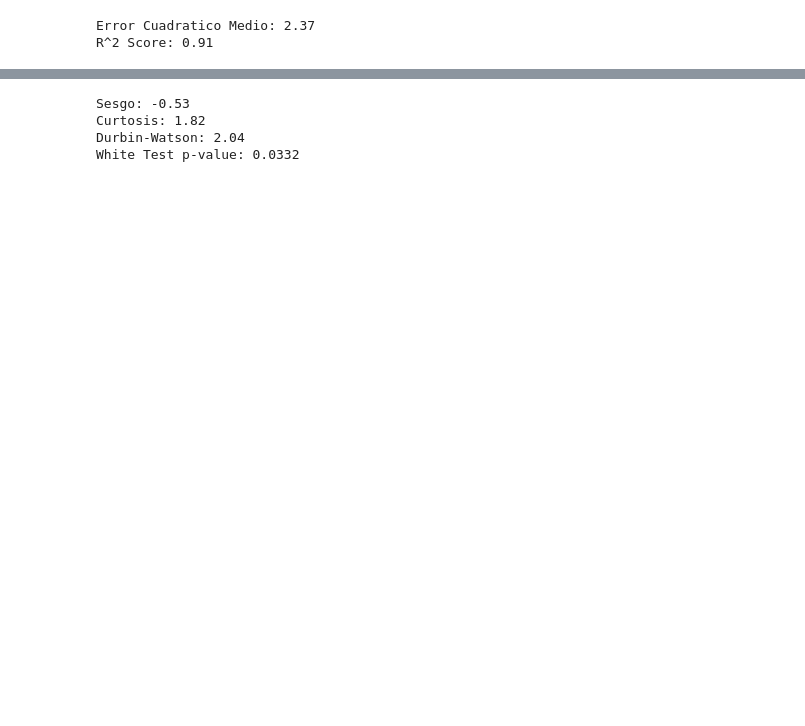
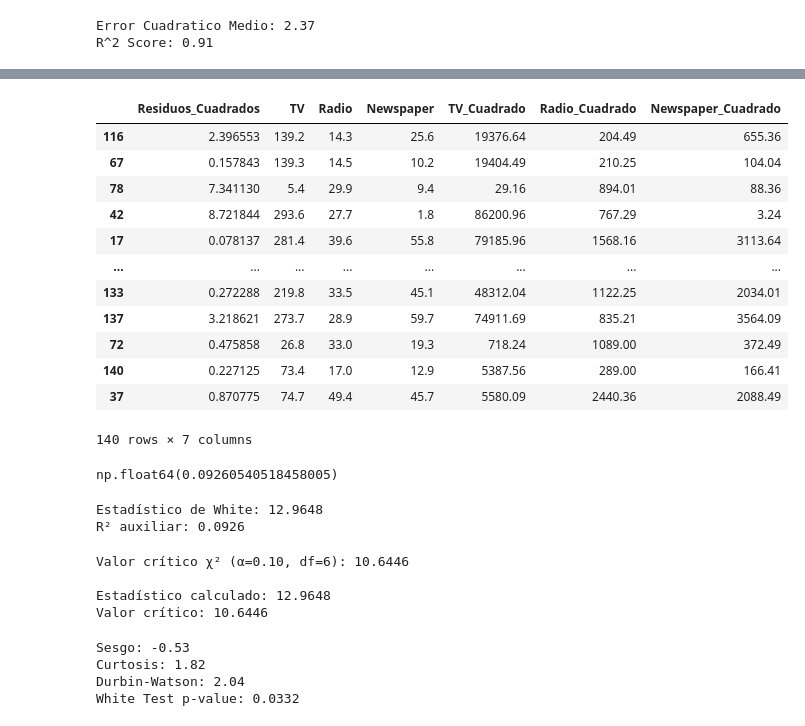
Before and after one commit to Benmaza/Benmaza, a Jupyter notebook: EBAC/Tareas/TareaM53-CD-RubenMaza.ipynb, the cells around one changed output, grey strips where cells are left out. Cells and saved outputs as stored; diff of their text form; code cells hidden in the pictures; blank space fills up the shorter version.

```diff
--- a/EBAC/Tareas/TareaM53-CD-RubenMaza.ipynb
+++ b/EBAC/Tareas/TareaM53-CD-RubenMaza.ipynb
@@ -98,0 +141,4 @@ Intervalo de confianza del 90%: "14.59 --- 15.78"
+# %%
+y_train_df = pd.DataFrame(Y_train)
+x_train_df = pd.DataFrame(X_train[['TV', 'Radio', 'Newspaper']], columns=['TV', 'Radio', 'Newspaper'])
+x_train_df
@@ -98,0 +159,4 @@ Intervalo de confianza del 90%: "14.59 --- 15.78"
+# %%
+df_train = pd.concat([x_train_df, y_train_df], axis=1)
+df_train.columns = ['TV', 'Radio', 'Newspaper', 'Sales']
+df_train
@@ -98,0 +189,6 @@ Intervalo de confianza del 90%: "14.59 --- 15.78"
+# %%
+# Homocedasticidad de los residuos
+
+Resicuad = modelo.resid**2
+Resicuad_df = pd.DataFrame(Resicuad, columns=['Residuos_Cuadrados'])
+Resicuad
@@ -98,0 +208,14 @@ Intervalo de confianza del 90%: "14.59 --- 15.78"
+# %%
+# Generar X1 con las columnas de medios de comunicación
+X1 = df_train[['TV', 'Radio', 'Newspaper']].copy()
+print("X1 (variables independientes):")
+print(X1.head())
+print()
+
+# Calcular los valores al cuadrado
+X1Cuad = X1**2
+X1Cuad.columns = ['TV_Cuadrado', 'Radio_Cuadrado', 'Newspaper_Cuadrado']
+print("X1 al cuadrado:")
+print(X1Cuad.head())
+
+X1Cuad
@@ -99,3 +251,48 @@ Intervalo de confianza del 90%: "14.59 --- 15.78"
+# %%
+df_aux =pd.concat([Resicuad_df, X1, X1Cuad], axis=1)
+df_aux.columns = ['Residuos_Cuadrados', 'TV', 'Radio', 'Newspaper', 'TV_Cuadrado', 'Radio_Cuadrado', 'Newspaper_Cuadrado']
+df_aux
+# %% [output]
+|  | Residuos_Cuadrados | TV | Radio | Newspaper | TV_Cuadrado | Radio_Cuadrado | Newspaper_Cuadrado |
+| 116 | 2.396553 | 139.2 | 14.3 | 25.6 | 19376.64 | 204.49 | 655.36 |
+| 67 | 0.157843 | 139.3 | 14.5 | 10.2 | 19404.49 | 210.25 | 104.04 |
+| 78 | 7.341130 | 5.4 | 29.9 | 9.4 | 29.16 | 894.01 | 88.36 |
+| 42 | 8.721844 | 293.6 | 27.7 | 1.8 | 86200.96 | 767.29 | 3.24 |
+| 17 | 0.078137 | 281.4 | 39.6 | 55.8 | 79185.96 | 1568.16 | 3113.64 |
+| ... | ... | ... | ... | ... | ... | ... | ... |
+| 133 | 0.272288 | 219.8 | 33.5 | 45.1 | 48312.04 | 1122.25 | 2034.01 |
+| 137 | 3.218621 | 273.7 | 28.9 | 59.7 | 74911.69 | 835.21 | 3564.09 |
+| 72 | 0.475858 | 26.8 | 33.0 | 19.3 | 718.24 | 1089.00 | 372.49 |
+| 140 | 0.227125 | 73.4 | 17.0 | 12.9 | 5387.56 | 289.00 | 166.41 |
+| 37 | 0.870775 | 74.7 | 49.4 | 45.7 | 5580.09 | 2440.36 | 2088.49 |
+140 rows × 7 columns
+# %%
+model_aux = ols('Residuos_Cuadrados ~ TV + Radio + Newspaper + TV_Cuadrado + Radio_Cuadrado + Newspaper_Cuadrado', data=df_aux).fit()
+RsgAux = model_aux.rsquared
+RsgAux
+# %% [output]
+np.float64(0.09260540518458005)
+# %%
+Estadistico = len(Y_train) * RsgAux
+print(f"Estadístico de White: {Estadistico:.4f}")
+print(f"R² auxiliar: {RsgAux:.4f}")
+# %% [output]
+Estadístico de White: 12.9648
+R² auxiliar: 0.0926
+# %%
+df_white = 6
+
+Nivel_confianza = 0.90
+valor_critico = scipy.stats.chi2.ppf(Nivel_confianza, df=df_white)
+print(f"Valor crítico χ² (α=0.10, df={df_white}): {valor_critico:.4f}")
+print()
+print(f"Estadístico calculado: {Estadistico:.4f}")
+print(f"Valor crítico: {valor_critico:.4f}")
+# %% [output]
+Valor crítico χ² (α=0.10, df=6): 10.6446
+
+Estadístico calculado: 12.9648
+Valor crítico: 10.6446
 # %%
 import scipy.stats as stats
 import statsmodels.stats.diagnostic as sms
```
Also changed, not shown: parts of 18 cells of this notebook.
